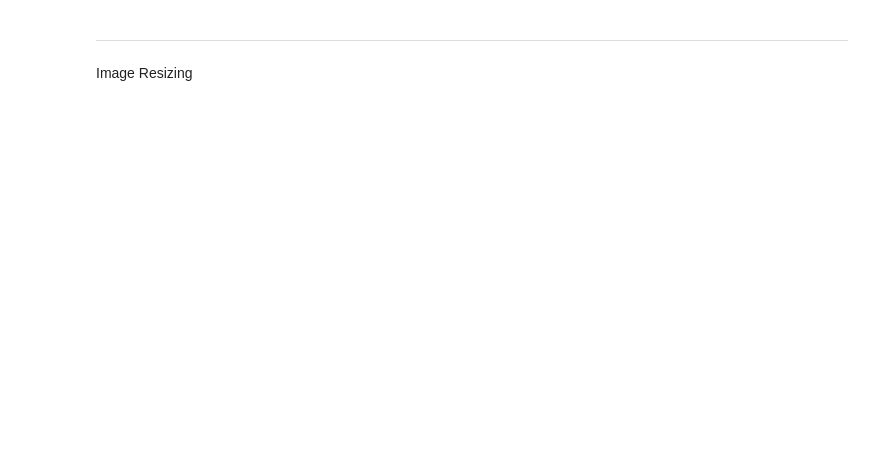
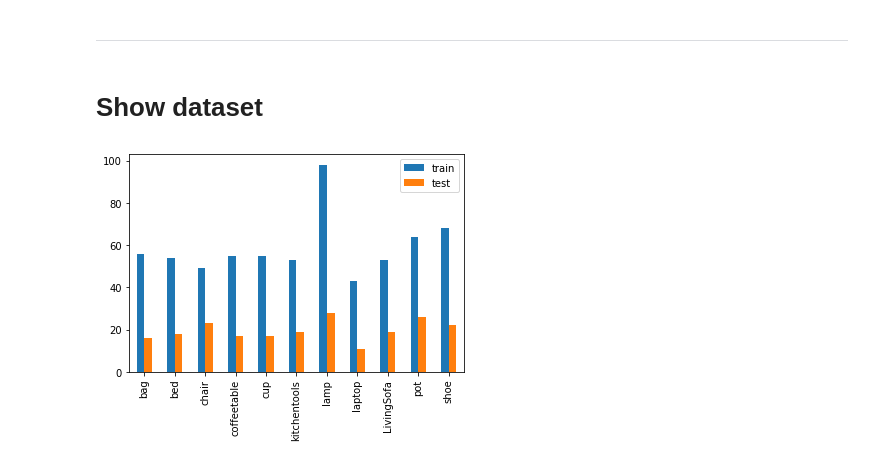
Before and after one commit to wlsdn2749/CNU_AI_Teamwork, a Jupyter notebook: Apple.ipynb, the cells around one changed output. Drawn from its saved outputs; the diff is of its cells as text; code cells hidden in the pictures; blank space fills up the shorter version.

```diff
--- a/Apple.ipynb
+++ b/Apple.ipynb
@@ -208,2 +178,0 @@ def scale_resize_image(image, label):
-# %% [markdown]
-Image Resizing
@@ -220,0 +179,11 @@ Image Resizing
+# %% [markdown]
+# Show dataset
+# %%
+import pandas as pd
+
+_, train_counts = np.unique(train_labels, return_counts = True)
+_, test_counts = np.unique(test_labels, return_counts = True)
+pd.DataFrame({'train': train_counts, 'test': test_counts}, index = class2index.keys()).plot.bar()
+plt.show()
+# %% [output]
+[figure, added]
```
Also changed, not shown: parts of 13 cells of this notebook.
